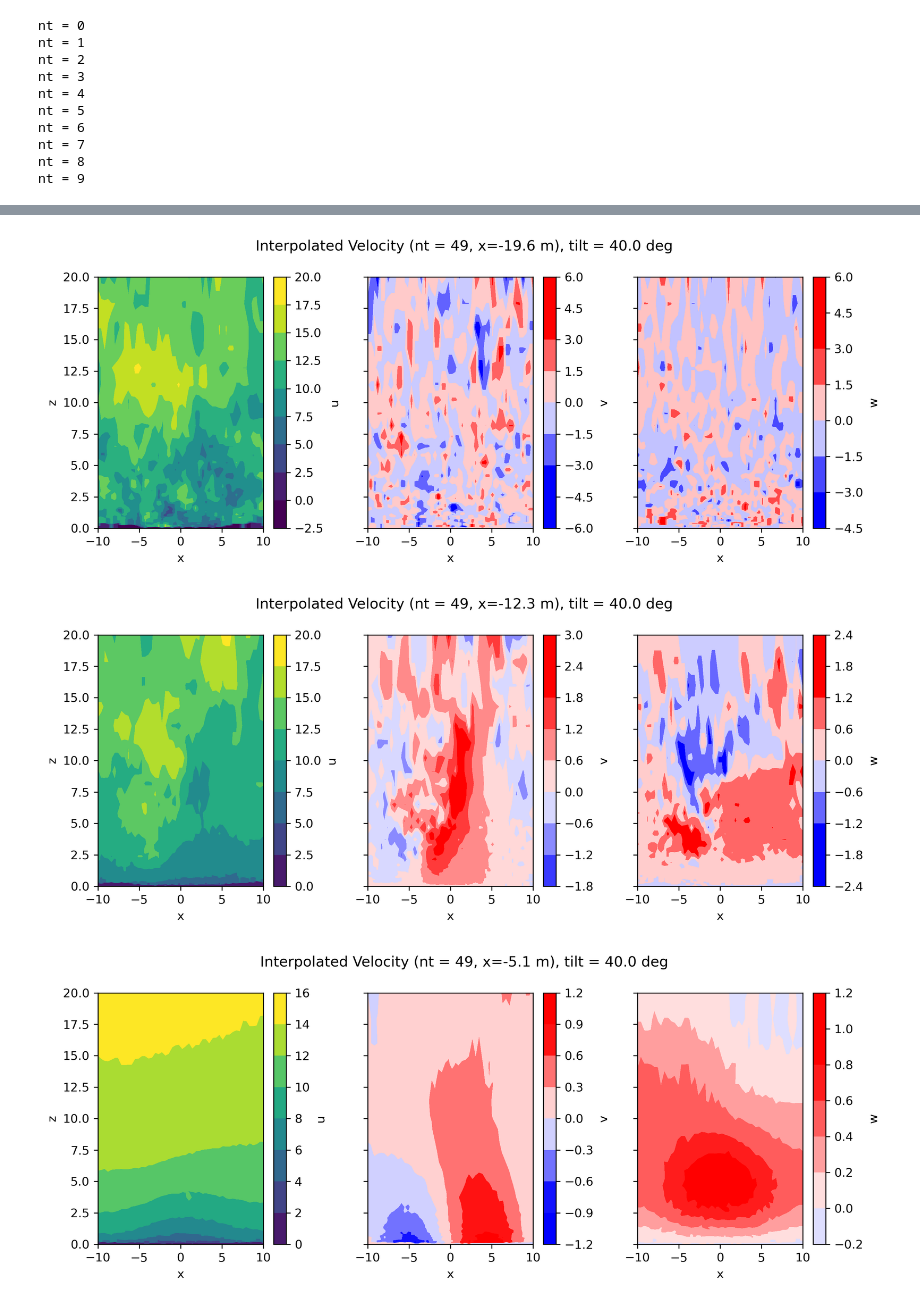
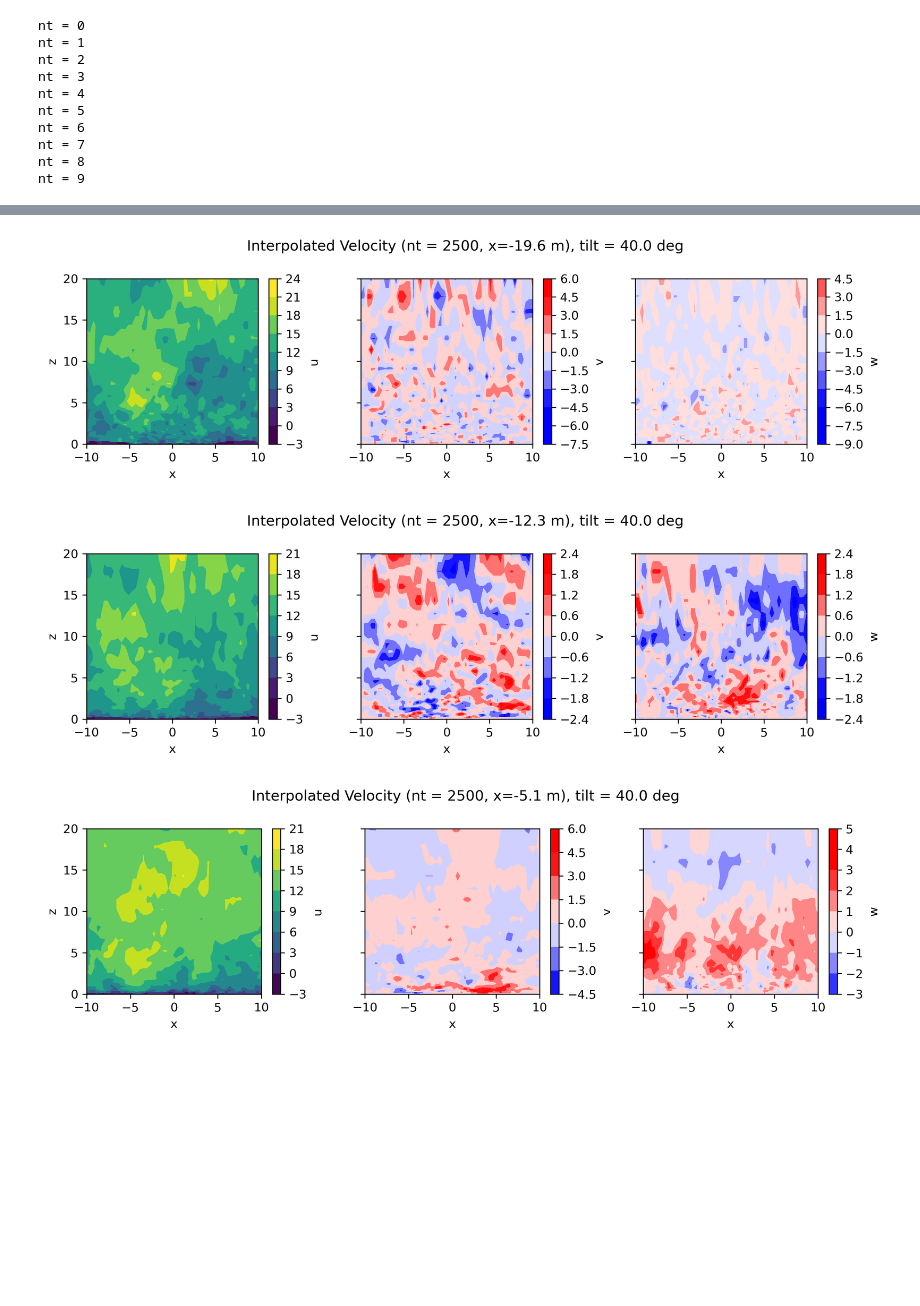
Before and after one commit to eyoung55/PVade, a Jupyter notebook: postprocessing/pproc_flow.ipynb, the cells around one changed output, grey strips where cells are left out. Saved outputs shown, nothing was run; the diff lists cells and outputs as text; code cells hidden in the pictures; blank space fills up the shorter version.

```diff
--- a/postprocessing/pproc_flow.ipynb
+++ b/postprocessing/pproc_flow.ipynb
@@ -156,7 +156,7 @@ for j, tilt in enumerate(tilts):
     readdata[tilt] = {}
     coords[tilt] = {}
 
-    pkl_fname = f'test_duramatval_tracker_angle_{tilt}.pkl'
+    pkl_fname = f'duramatval_tracker_angle_{tilt}.pkl'
     pkl_path = parentdir+'interp_data/timeseries_data/'+pkl_fname
 
     print('reading from', pkl_path)
@@ -214,6 +194,7 @@ params
 # %%
-# plot velocity signal at sonic location
-[xloc, yloc, zloc] = [-12.36, 4.5, 2.23]
+# plot velocity signal at sonic location vs inlet location
+[xloc, yloc, zloc] = [-12.36, 0.0, 2.23]
+# [xloc, yloc, zloc] = [-12.36, 4.5, 2.23]
 i = int(np.argmin(np.abs(xi - xloc)))
 j = int(np.argmin(np.abs(yi - yloc)))
 k = int(np.argmin(np.abs(zi - zloc)))
@@ -226,9 +207,11 @@ time = np.linspace(0, tf, nt)
 fig, axs = plt.subplots(3,1, sharex=True)
 
 for comp,ax in zip(readdata[tilt].keys(), axs.ravel()):
-    ax.plot(time,readdata[tilt][comp][:,i,j,k])
+    ax.plot(time,readdata[tilt][comp][:,i,j,k], label='sonic location')
+    ax.plot(time,readdata[tilt][comp][:,0,j,k], label='inlet')
     ax.set_ylabel(f"{comp} [m/s]")
     ax.grid()
+axs[0].legend()
 axs[-1].set_xlabel("time [s]")
 plt.tight_layout()
 # %% [output]
@@ -236,0 +258,15 @@ sonic loc indices = (19, 36, 29)
+# %%
+jp = int(np.argmin(np.abs(y_fp - yloc)))
+kp = int(np.argmin(np.abs(z_fp - zloc)))
+# print(f'comparing timeseries at (y,z) = ({y_fp[jp]:.2f},{z_fp[kp]:.2f}) to sonic loc of ({yloc:.2f},{zloc:.2f})')
+
+fig, axs = plt.subplots(3,1, figsize=[8,6], sharex=True)
+plt.suptitle(f'comparing timeseries at (y,z) = ({y_fp[jp]:.2f},{z_fp[kp]:.2f}) to sonic loc of ({yloc:.2f},{zloc:.2f})')
+for comp,ax in zip(['u','v','w'], axs.ravel()):
+    ax.plot(t_fp,sim_turb_data[comp][:,kp,jp], label='pyconturb')
+    ax.plot(time,readdata[tilt][comp][:,0,j,k], label='pvade at inlet')
+    ax.set_ylabel(f"{comp} [m/s]")
+    ax.grid(lw=0.5)
+axs[0].legend()
+axs[-1].set_xlabel("time [s]")
+plt.tight_layout()
@@ -237,6 +275,6 @@ sonic loc indices = (19, 36, 29)
 # %%
 # Plot instantaneous fields with pcolormesh or imshow
-t = 49 #200
+t = 2500 #200
 yslice = int(ny/2)
 
 # for case in casenames:
@@ -268,35 +306,35 @@ plt.tight_layout()
 # %%
 # Plot instantaneous fields with pcolormesh or imshow
-t = 49 #200
+t = 2500 #200
 # target = -12.36
 xs = [-19.6, -12.36, -5.0, -1.0]
 
 for x_val in xs:
     xslice = np.argmin(np.abs(xi - x_val))
     # xslice = 1
 
-    fig, axs = plt.subplots(1, 3, figsize=[10,4], sharey=True, dpi=300)
+    fig, axs = plt.subplots(1, 3, figsize=[10,3], sharey=True, dpi=300)
 
     fig.suptitle(f"Interpolated Velocity (nt = {t}, x={xi[xslice]:.1f} m), tilt = {tilt} deg")
 
     for comp,ax in zip(readdata[tilt].keys(), axs.ravel()):
         pltdata = readdata[tilt][comp][t, xslice, :, :]
         minval = np.min(pltdata)
         maxval = np.max(pltdata)
         if 'u' in comp:
             cmap = 'viridis'
         else:
             limit = np.max([abs(minval),abs(maxval)])
             minval = -0.7*limit
             maxval = 0.7*limit
             cmap = 'bwr'
         # pcm = ax.pcolormesh(X[:,yslice,:], Z[:,yslice,:], readdata[comp][t, :, yslice, :], shading='auto', cmap='viridis')
         pcm = ax.contourf(Y[xslice,:,:], Z[xslice,:,:], pltdata, vmin=minval, vmax=maxval, cmap=cmap)
         plt.colorbar(pcm, ax=ax, label=comp)
         ax.set_xlabel("x")
     axs[0].set_ylabel("z")
     plt.tight_layout()
 # %% [output]
-[figure, old version]
+[figure, new version]
-[figure, old version]
+[figure, new version]
-[figure, old version]
+[figure, new version]
```
Also changed, not shown: parts of 8 cells of this notebook, 1 other file.
